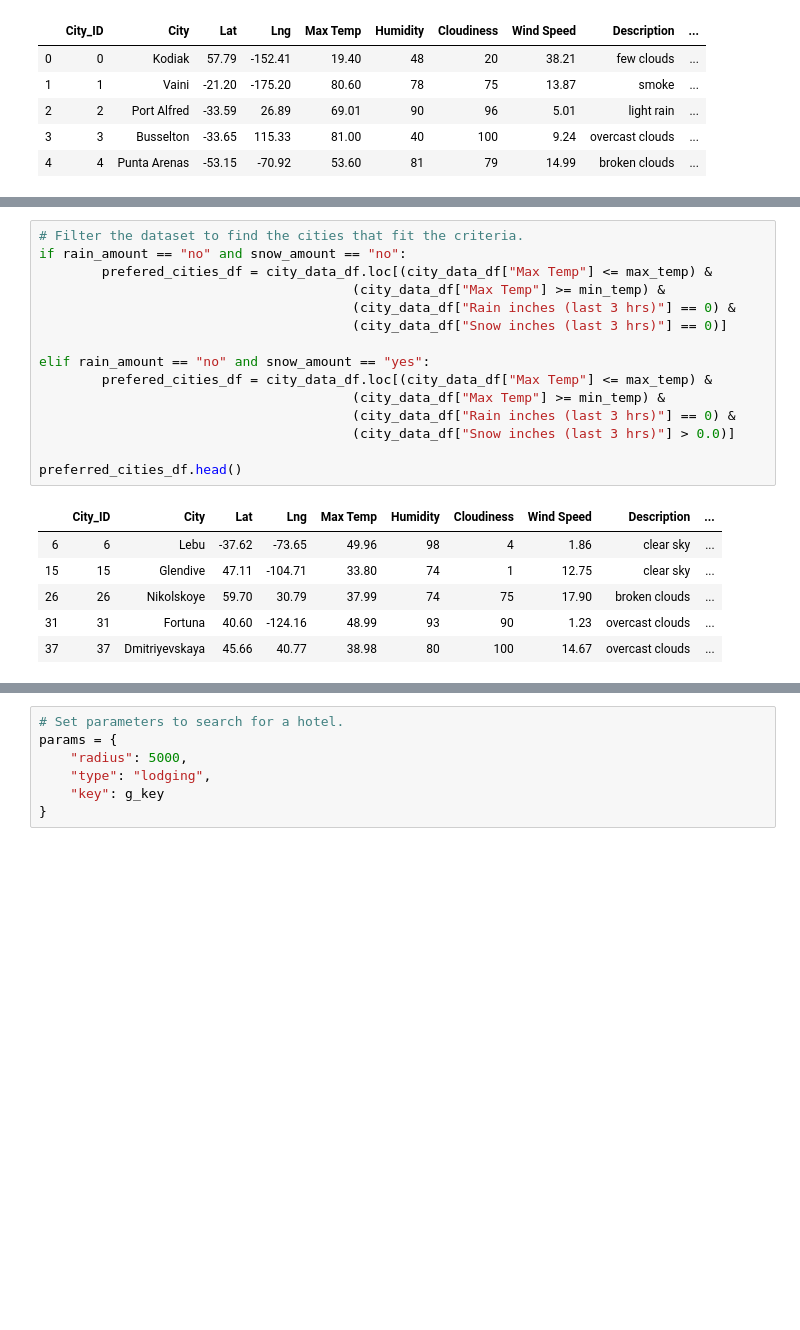
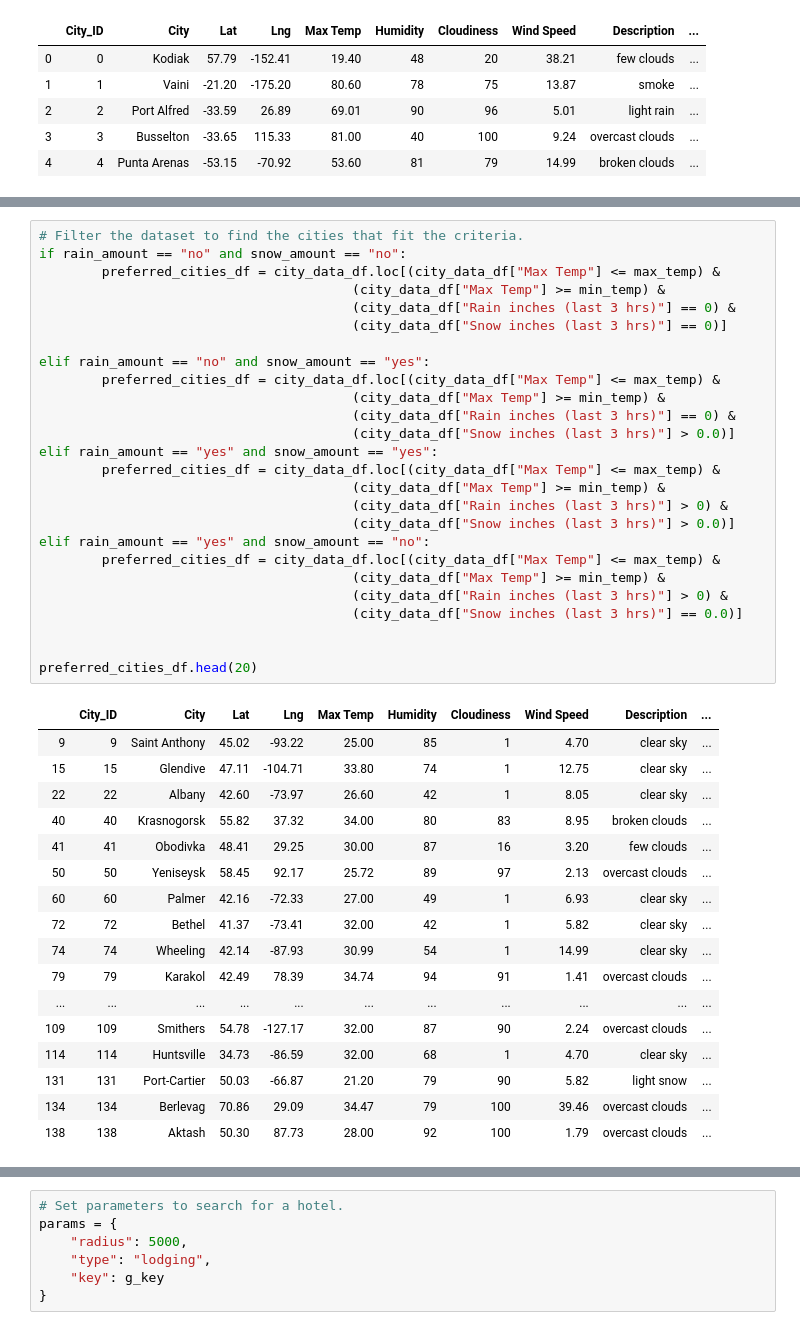
Before and after one commit to DaniGio/World_Weather_Analysis, a Jupyter notebook: Vacation_Search.ipynb, the cells around one changed output, grey strips where cells are left out. Cells and saved outputs as stored; diff of their text form; blank space fills up the shorter version.

```diff
--- a/Vacation_Search.ipynb
+++ b/Vacation_Search.ipynb
@@ -32,25 +32,47 @@ Do you want it to be snowing? (yes/no) no
 # %%
 # Filter the dataset to find the cities that fit the criteria.
 if rain_amount == "no" and snow_amount == "no":
-        prefered_cities_df = city_data_df.loc[(city_data_df["Max Temp"] <= max_temp) &
+        preferred_cities_df = city_data_df.loc[(city_data_df["Max Temp"] <= max_temp) &
                                         (city_data_df["Max Temp"] >= min_temp) &
                                         (city_data_df["Rain inches (last 3 hrs)"] == 0) &
                                         (city_data_df["Snow inches (last 3 hrs)"] == 0)]
 
 elif rain_amount == "no" and snow_amount == "yes":
-        prefered_cities_df = city_data_df.loc[(city_data_df["Max Temp"] <= max_temp) &
+        preferred_cities_df = city_data_df.loc[(city_data_df["Max Temp"] <= max_temp) &
                                         (city_data_df["Max Temp"] >= min_temp) &
                                         (city_data_df["Rain inches (last 3 hrs)"] == 0) &
                                         (city_data_df["Snow inches (last 3 hrs)"] > 0.0)]
+elif rain_amount == "yes" and snow_amount == "yes":
+        preferred_cities_df = city_data_df.loc[(city_data_df["Max Temp"] <= max_temp) &
+                                        (city_data_df["Max Temp"] >= min_temp) &
+                                        (city_data_df["Rain inches (last 3 hrs)"] > 0) &
+                                        (city_data_df["Snow inches (last 3 hrs)"] > 0.0)]
+elif rain_amount == "yes" and snow_amount == "no":
+        preferred_cities_df = city_data_df.loc[(city_data_df["Max Temp"] <= max_temp) &
+                                        (city_data_df["Max Temp"] >= min_temp) &
+                                        (city_data_df["Rain inches (last 3 hrs)"] > 0) &
+                                        (city_data_df["Snow inches (last 3 hrs)"] == 0.0)]
 
-preferred_cities_df.head()
+
+preferred_cities_df.head(20)
 # %% [output]
 |  | City_ID | City | Lat | Lng | Max Temp | Humidity | Cloudiness | Wind Speed | Description | ... |
-| 6 | 6 | Lebu | -37.62 | -73.65 | 49.96 | 98 | 4 | 1.86 | clear sky | ... |
+| 9 | 9 | Saint Anthony | 45.02 | -93.22 | 25.00 | 85 | 1 | 4.70 | clear sky | ... |
 | 15 | 15 | Glendive | 47.11 | -104.71 | 33.80 | 74 | 1 | 12.75 | clear sky | ... |
-| 26 | 26 | Nikolskoye | 59.70 | 30.79 | 37.99 | 74 | 75 | 17.90 | broken clouds | ... |
-| 31 | 31 | Fortuna | 40.60 | -124.16 | 48.99 | 93 | 90 | 1.23 | overcast clouds | ... |
-| 37 | 37 | Dmitriyevskaya | 45.66 | 40.77 | 38.98 | 80 | 100 | 14.67 | overcast clouds | ... |
+| 22 | 22 | Albany | 42.60 | -73.97 | 26.60 | 42 | 1 | 8.05 | clear sky | ... |
+| 40 | 40 | Krasnogorsk | 55.82 | 37.32 | 34.00 | 80 | 83 | 8.95 | broken clouds | ... |
+| 41 | 41 | Obodivka | 48.41 | 29.25 | 30.00 | 87 | 16 | 3.20 | few clouds | ... |
+| 50 | 50 | Yeniseysk | 58.45 | 92.17 | 25.72 | 89 | 97 | 2.13 | overcast clouds | ... |
+| 60 | 60 | Palmer | 42.16 | -72.33 | 27.00 | 49 | 1 | 6.93 | clear sky | ... |
+| 72 | 72 | Bethel | 41.37 | -73.41 | 32.00 | 42 | 1 | 5.82 | clear sky | ... |
+| 74 | 74 | Wheeling | 42.14 | -87.93 | 30.99 | 54 | 1 | 14.99 | clear sky | ... |
+| 79 | 79 | Karakol | 42.49 | 78.39 | 34.74 | 94 | 91 | 1.41 | overcast clouds | ... |
+| ... | ... | ... | ... | ... | ... | ... | ... | ... | ... | ... |
+| 109 | 109 | Smithers | 54.78 | -127.17 | 32.00 | 87 | 90 | 2.24 | overcast clouds | ... |
+| 114 | 114 | Huntsville | 34.73 | -86.59 | 32.00 | 68 | 1 | 4.70 | clear sky | ... |
+| 131 | 131 | Port-Cartier | 50.03 | -66.87 | 21.20 | 79 | 90 | 5.82 | light snow | ... |
+| 134 | 134 | Berlevag | 70.86 | 29.09 | 34.47 | 79 | 100 | 39.46 | overcast clouds | ... |
+| 138 | 138 | Aktash | 50.30 | 87.73 | 28.00 | 92 | 100 | 1.79 | overcast clouds | ... |
 # %%
 preferred_cities_df.count()
 # %% [output]
```
Also changed, not shown: parts of 5 cells of this notebook, 7 other files.
